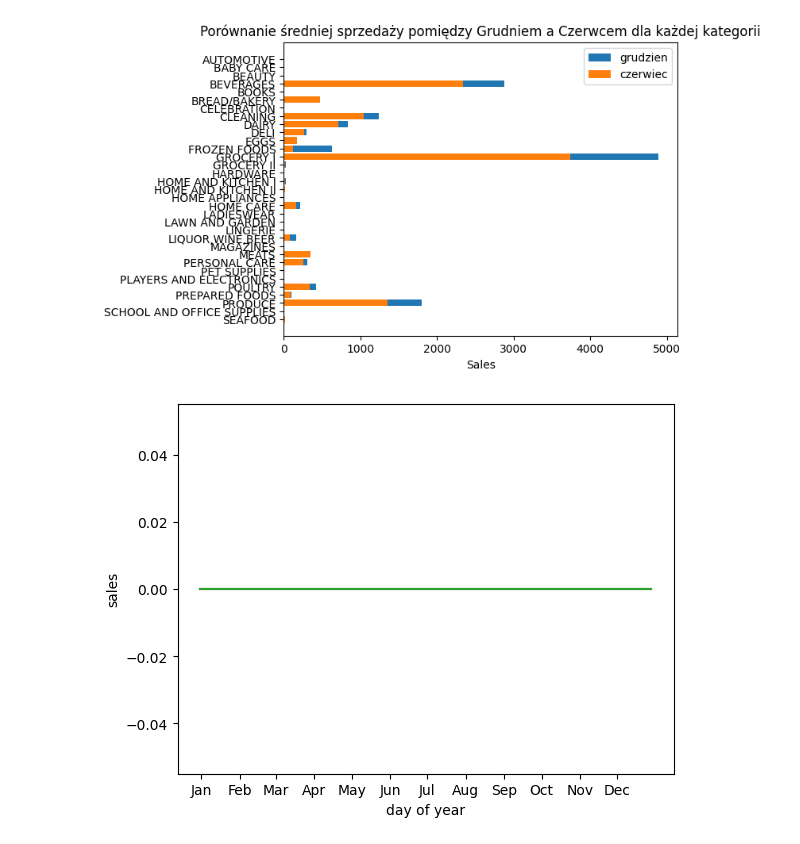
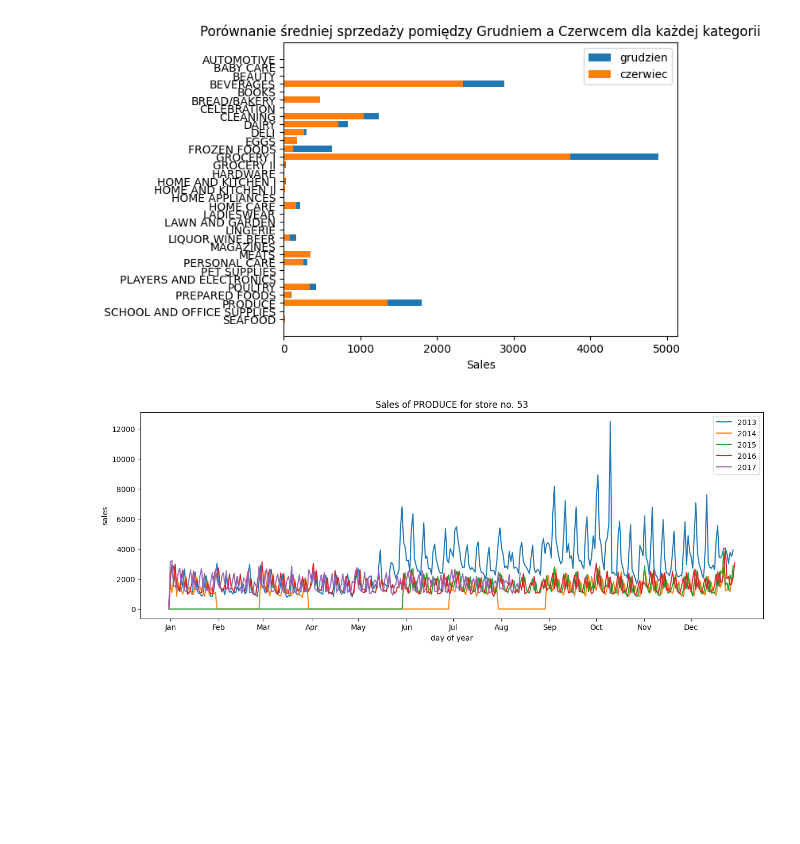
Before and after one commit to Krupenz/store-sales-forecasting, a Jupyter notebook: data_exploration.ipynb, the cells around one changed output. Cells and saved outputs as stored; diff of their text form; code cells hidden in the pictures; blank space fills up the shorter version.

```diff
--- a/data_exploration.ipynb
+++ b/data_exploration.ipynb
@@ -3,7 +3,7 @@ import matplotlib.pyplot as plt
 import pandas as pd
 import numpy as np
 
-plt.rcParams['figure.figsize'] = [15, 5]
+plt.rcParams['figure.figsize'] = [20, 7]
 # %%
 train_df = pd.read_csv('train.csv')
 # df = DataFrame - podstawowy typ danych w pandasie, taki jakby spreadsheet albo tabela SQL
@@ -32,5 +32,9 @@ print(type(train_df['date']))
 # przyklad - wyciagniecie danych o sprzedazy miesa w sklepie nr 1 w 2013 roku
 temp_df = train_df.loc[(pd.to_datetime(train_df['date']).dt.year == 2013) & (train_df['family']== 'MEATS') & (train_df['store_nbr']==1)]
 print(len(temp_df))
+print(temp_df)
+temp_df = train_df.set_index(['store_nbr', 'family', 'date']).sort_index()
+print(len(temp_df))
+print(temp_df)
 # %% [output]
 364
@@ -144,29 +164,48 @@ plt.show()
 # %%
 fig, ax = plt.subplots()
 
-store_number=9
-temp_df = train_df.loc[(pd.to_datetime(train_df['date']).dt.year == 2013) & (train_df['family'] == 'SCHOOL AND OFFICE SUPPLIES') & (train_df['store_nbr'] == store_number)]
+STORE_NBR=53
+# FAMILY='SCHOOL AND OFFICE SUPPLIES'
+# FAMILY='AUTOMOTIVE'
+# FAMILY='BEVERAGES'
+FAMILY='PRODUCE'
+plt.title(f"Sales of {FAMILY} for store no. {STORE_NBR}")
+
+temp_df = train_df.loc[(pd.to_datetime(train_df['date']).dt.year == 2013) & (train_df['family'] == FAMILY) & (train_df['store_nbr'] == store_number)]
 school2013=temp_df['sales']
-emp_df = train_df.loc[(pd.to_datetime(train_df['date']).dt.year == 2014) & (train_df['family'] == 'SCHOOL AND OFFICE SUPPLIES') & (train_df['store_nbr'] == store_number)]
+x=np.arange(len(school2013))
+ax.plot(x,school2015, label="2013")
+
+temp_df = train_df.loc[(pd.to_datetime(train_df['date']).dt.year == 2014) & (train_df['family'] == FAMILY) & (train_df['store_nbr'] == store_number)]
 school2014=temp_df['sales']
-emp_df = train_df.loc[(pd.to_datetime(train_df['date']).dt.year == 2015) & (train_df['family'] == 'SCHOOL AND OFFICE SUPPLIES') & (train_df['store_nbr'] == store_number)]
+x=np.arange(len(school2014))
+ax.plot(x,school2014, label="2014")
+
+temp_df = train_df.loc[(pd.to_datetime(train_df['date']).dt.year == 2015) & (train_df['family'] == FAMILY) & (train_df['store_nbr'] == store_number)]
 school2015=temp_df['sales']
+x=np.arange(len(school2015))
+ax.plot(x,school2015, label="2015")
 
-x=temp_df['date']
+temp_df = train_df.loc[(pd.to_datetime(train_df['date']).dt.year == 2016) & (train_df['family'] == FAMILY) & (train_df['store_nbr'] == store_number)]
+school2016=temp_df['sales']
+x=np.arange(len(school2016))
+ax.plot(x,school2016, label="2016")
 
-ax.plot(x,school2013, label="2013")
-ax.plot(x,school2014, label="2014")
-ax.plot(x,school2015, label="2015")
+temp_df = train_df.loc[(pd.to_datetime(train_df['date']).dt.year == 2017) & (train_df['family'] == FAMILY) & (train_df['store_nbr'] == store_number)]
+school2017=temp_df['sales']
+x=np.arange(len(school2017))
+ax.plot(x,school2017, label="2017")
+
 
 plt.xlabel("day of year")
 plt.ylabel("sales")
 month_starts = [1,32,61,92,122,153,183,214,245,275,306,336]
 month_names = ['Jan','Feb','Mar','Apr','May','Jun',
                'Jul','Aug','Sep','Oct','Nov','Dec']
 
 ax.set_xticks(month_starts)
 ax.set_xticklabels(month_names)
-
+plt.legend()
 plt.show()
 # %% [output]
-[figure, old version]
+[figure, new version]
```
Also changed, not shown: parts of 1 cell of this notebook, 2 other files.
